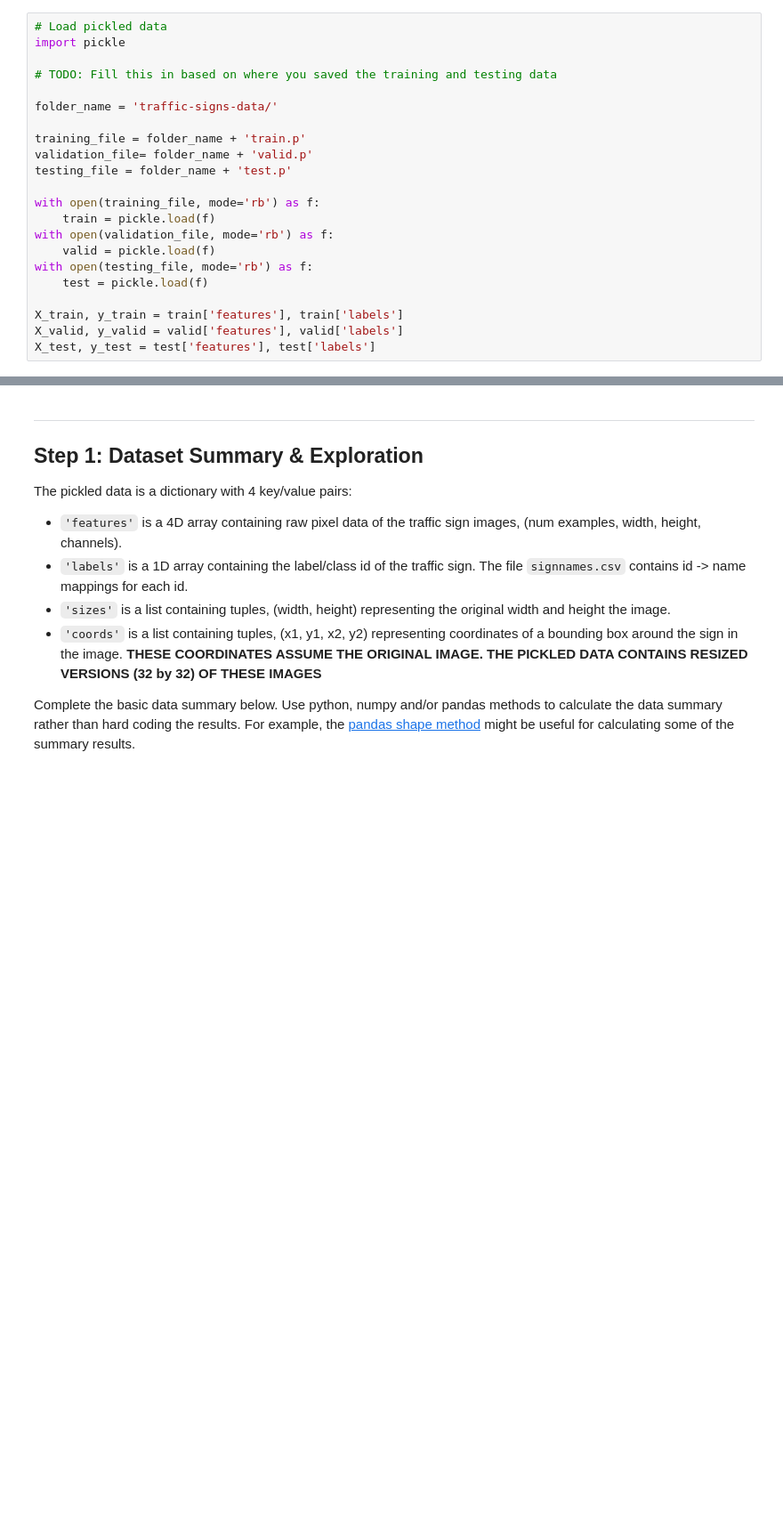
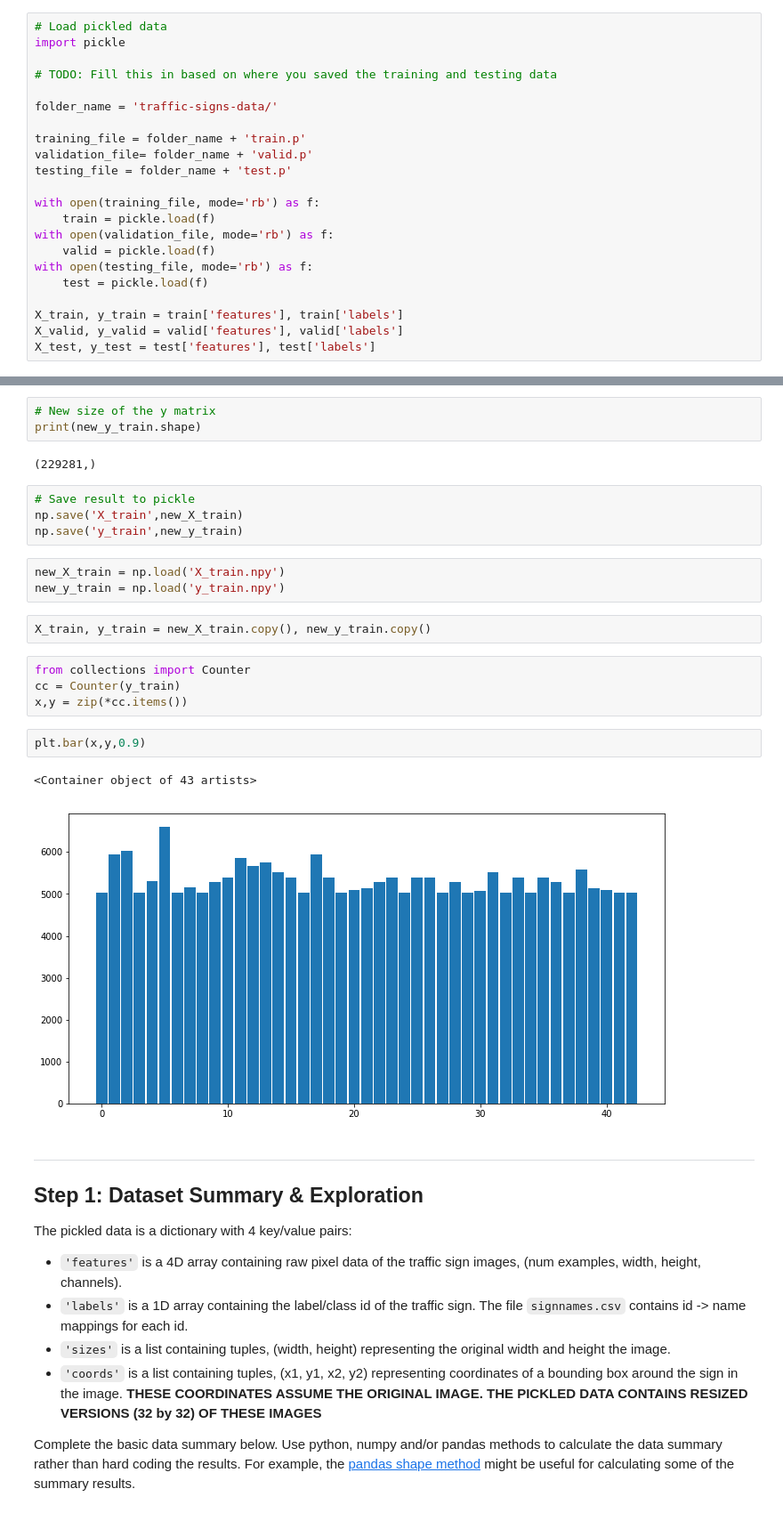
Before and after one commit to initmaks/Traffic-Sign-Classifier-Project, a Jupyter notebook: Traffic_Sign_Classifier.ipynb, the cells around one changed output, grey strips where cells are left out. Shown: that part at 89% size. Saved outputs shown, nothing was run; the diff lists cells and outputs as text; blank space fills up the shorter version.

```diff
--- a/Traffic_Sign_Classifier.ipynb
+++ b/Traffic_Sign_Classifier.ipynb
@@ -59,3 +163,26 @@ X_test, y_test = test['features'], test['labels']
+# %%
+# New size of the y matrix
+print(new_y_train.shape)
+# %% [output]
+(229281,)
+# %%
+# Save result to pickle
+np.save('X_train',new_X_train)
+np.save('y_train',new_y_train)
+# %%
+new_X_train = np.load('X_train.npy')
+new_y_train = np.load('y_train.npy')
+# %%
+X_train, y_train = new_X_train.copy(), new_y_train.copy()
+# %%
+from collections import Counter
+cc = Counter(y_train)
+x,y = zip(*cc.items())
+# %%
+plt.bar(x,y,0.9)
+# %% [output]
+<Container object of 43 artists>
+[figure, added]
 # %% [markdown]
 ---
 
```
Also changed, not shown: parts of 36 cells of this notebook.
